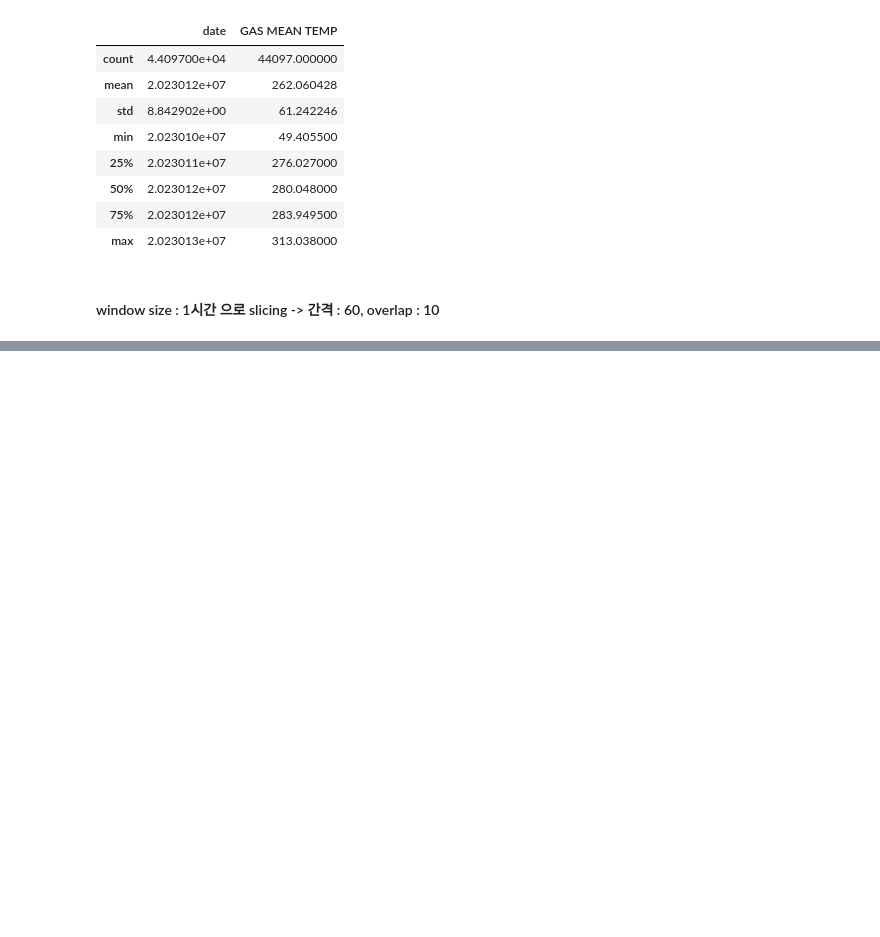
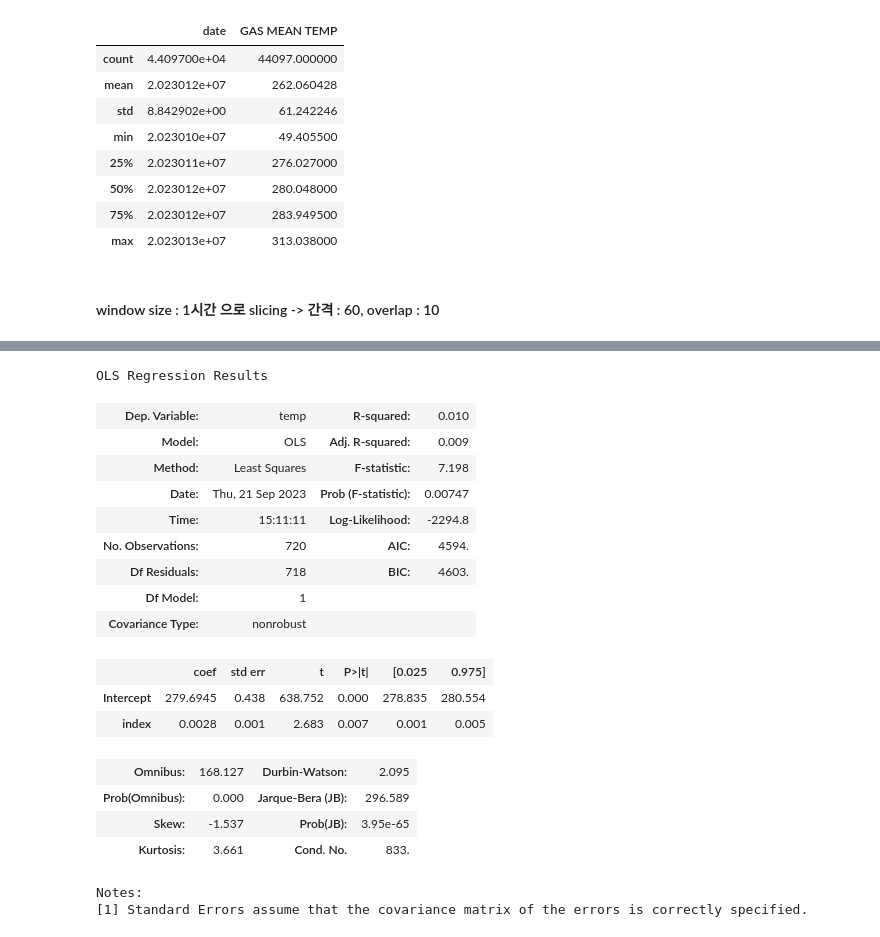
Before and after one commit to ksh914/hanhwa, a Jupyter notebook: data.ipynb, the cells around one changed output, grey strips where cells are left out. Cells and saved outputs as stored; diff of their text form; code cells hidden in the pictures; blank space fills up the shorter version.

```diff
--- a/data.ipynb
+++ b/data.ipynb
@@ -146,0 +195,24 @@ plt.figure(figsize = (30,10))
+# %%
+model = ols('temp ~ index', data = df).fit()
+# %%
+model.summary()
+# %% [output]
+OLS Regression Results
+| Dep. Variable: | temp | R-squared: | 0.010 |
+| Model: | OLS | Adj. R-squared: | 0.009 |
+| Method: | Least Squares | F-statistic: | 7.198 |
+| Date: | Thu, 21 Sep 2023 | Prob (F-statistic): | 0.00747 |
+| Time: | 15:11:11 | Log-Likelihood: | -2294.8 |
+| No. Observations: | 720 | AIC: | 4594. |
+| Df Residuals: | 718 | BIC: | 4603. |
+| Df Model: | 1 |  |  |
+| Covariance Type: | nonrobust |  |  |
+|  | coef | std err | t | P>|t| | [0.025 | 0.975] |
+| Intercept | 279.6945 | 0.438 | 638.752 | 0.000 | 278.835 | 280.554 |
+| index | 0.0028 | 0.001 | 2.683 | 0.007 | 0.001 | 0.005 |
+| Omnibus: | 168.127 | Durbin-Watson: | 2.095 |
+| Prob(Omnibus): | 0.000 | Jarque-Bera (JB): | 296.589 |
+| Skew: | -1.537 | Prob(JB): | 3.95e-65 |
+| Kurtosis: | 3.661 | Cond. No. | 833. |
+Notes:
+[1] Standard Errors assume that the covariance matrix of the errors is correctly specified.
```
Also changed, not shown: parts of 18 cells of this notebook.
